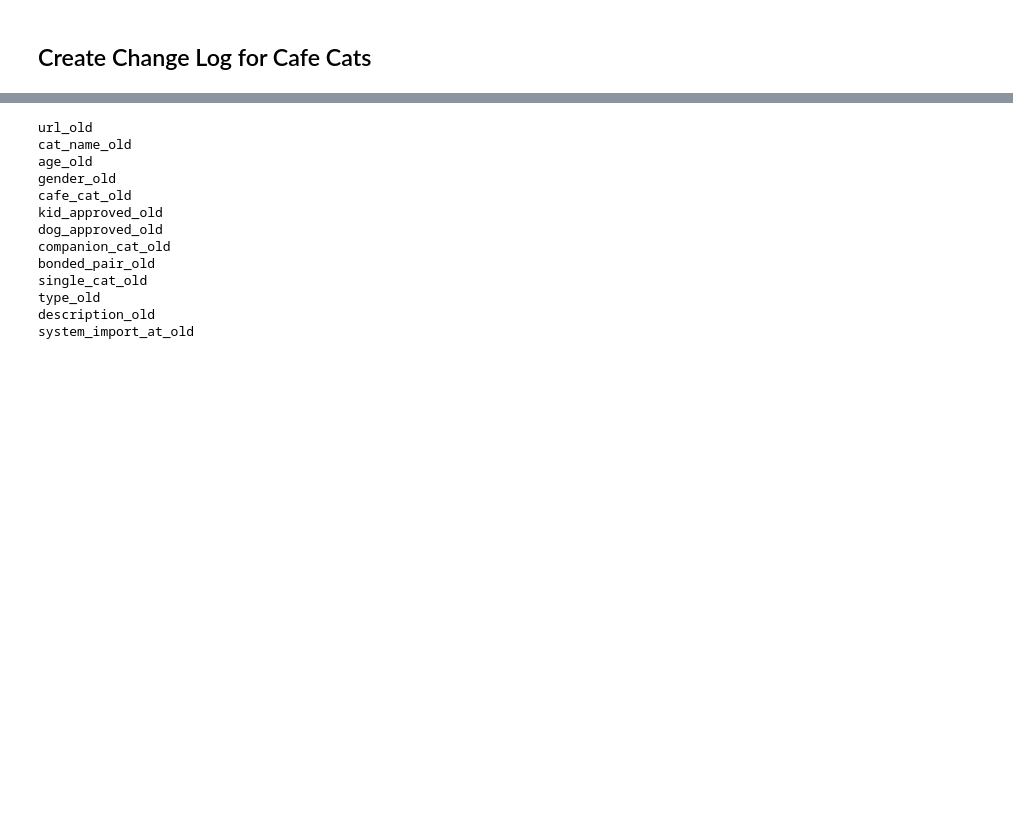
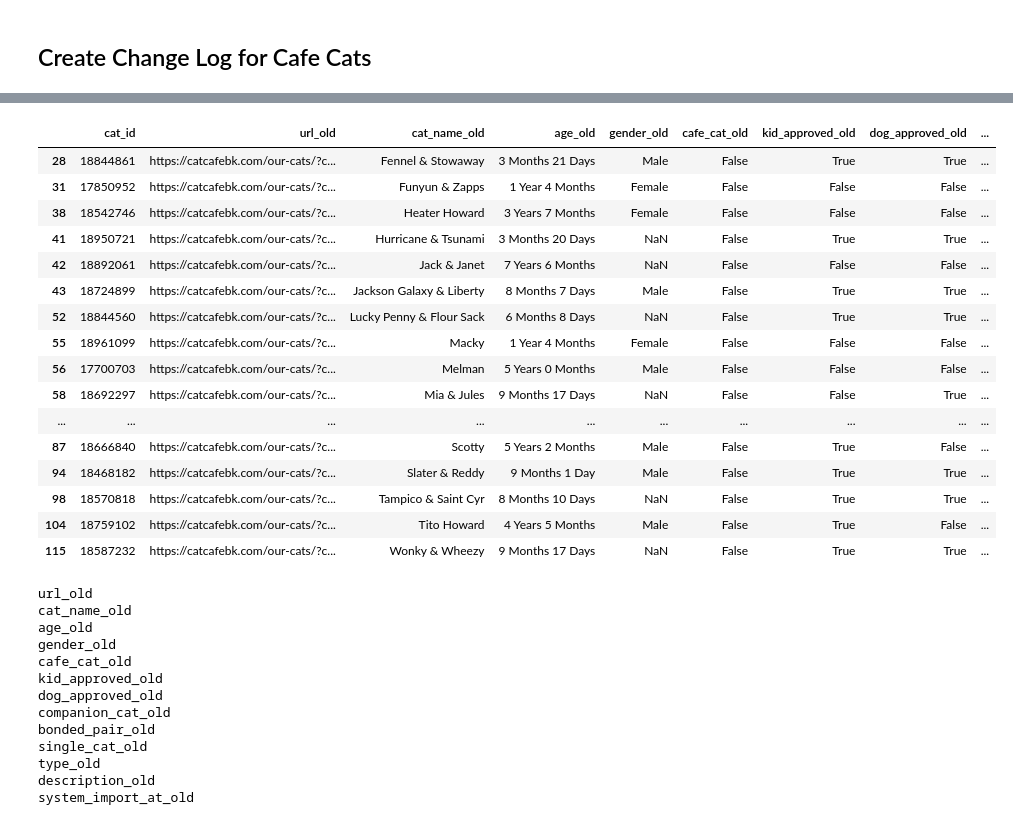
Before and after one commit to mazzotti0/cat-analytics, a Jupyter notebook: notebooks/dev.ipynb, the cells around one changed output, grey strips where cells are left out. Cells and saved outputs as stored; diff of their text form; code cells hidden in the pictures; blank space fills up the shorter version.

```diff
--- a/notebooks/dev.ipynb
+++ b/notebooks/dev.ipynb
@@ -284,3 +297,13 @@ Getting individual cat info (descriptions, type)...
 # %%
-last_cat_df = cat_history_df[cat_history_df['system_import_at'] == '2023-01-22 19:13:48+00:00']
-this_cat_df = cat_df.copy()
+# last_cat_df = cat_history_df[cat_history_df['system_import_at'] == '2023-01-22 19:13:48+00:00']
+# this_cat_df = cat_history_df[cat_history_df['system_import_at'] == '2023-02-27 22:49:46+00:00']
+
+this_cat_df.to_csv('../src/data/latest_cafe_cats.csv', index=False)
+# %%
+
+last_cat_df = this_cat_df.copy()
+url = 'https://catcafebk.com/our-cats/?'
+jobtime = datetime.fromtimestamp(int(time.time()), tz=pytz.utc)
+
+this_cat_df = get_latest_snapshot(url, jobtime)
+print('...retrieved latest cat data')
@@ -287,5 +330,6 @@ this_cat_df = cat_df.copy()
 # %%
 this_cat_df['cat_id'] = this_cat_df['cat_id'].astype(int)
 # %%
-change_df = compare_snapshots(last_cat_df, this_cat_df)
+change_df = compare_snapshots(last_cat_df, this_cat_df, join_key='cat_id', exclude_cols=['system_import_at'])
+# change_df.to_csv('../output/cafe_change_log.csv')
 # %%
@@ -308,3 +545,23 @@ Index(['cat_id', 'url_old', 'cat_name_old', 'age_old', 'gender_old',
+# %%
+change_df[change_df['change_type'] == 'row_modified']
+# %% [output]
+|  | cat_id | url_old | cat_name_old | age_old | gender_old | cafe_cat_old | kid_approved_old | dog_approved_old | ... |
+| 28 | 18844861 | https://catcafebk.com/our-cats/?c... | Fennel & Stowaway | 3 Months 21 Days | Male | False | True | True | ... |
+| 31 | 17850952 | https://catcafebk.com/our-cats/?c... | Funyun & Zapps | 1 Year 4 Months | Female | False | False | False | ... |
+| 38 | 18542746 | https://catcafebk.com/our-cats/?c... | Heater Howard | 3 Years 7 Months | Female | False | False | False | ... |
+| 41 | 18950721 | https://catcafebk.com/our-cats/?c... | Hurricane & Tsunami | 3 Months 20 Days | NaN | False | True | True | ... |
+| 42 | 18892061 | https://catcafebk.com/our-cats/?c... | Jack & Janet | 7 Years 6 Months | NaN | False | False | False | ... |
+| 43 | 18724899 | https://catcafebk.com/our-cats/?c... | Jackson Galaxy & Liberty | 8 Months 7 Days | Male | False | True | True | ... |
+| 52 | 18844560 | https://catcafebk.com/our-cats/?c... | Lucky Penny & Flour Sack | 6 Months 8 Days | NaN | False | True | True | ... |
+| 55 | 18961099 | https://catcafebk.com/our-cats/?c... | Macky | 1 Year 4 Months | Female | False | False | False | ... |
+| 56 | 17700703 | https://catcafebk.com/our-cats/?c... | Melman | 5 Years 0 Months | Male | False | False | False | ... |
+| 58 | 18692297 | https://catcafebk.com/our-cats/?c... | Mia & Jules | 9 Months 17 Days | NaN | False | False | True | ... |
+| ... | ... | ... | ... | ... | ... | ... | ... | ... | ... |
+| 87 | 18666840 | https://catcafebk.com/our-cats/?c... | Scotty | 5 Years 2 Months | Male | False | True | False | ... |
+| 94 | 18468182 | https://catcafebk.com/our-cats/?c... | Slater & Reddy | 9 Months 1 Day | Male | False | True | True | ... |
+| 98 | 18570818 | https://catcafebk.com/our-cats/?c... | Tampico & Saint Cyr | 8 Months 10 Days | NaN | False | True | True | ... |
+| 104 | 18759102 | https://catcafebk.com/our-cats/?c... | Tito Howard | 4 Years 5 Months | Male | False | True | False | ... |
+| 115 | 18587232 | https://catcafebk.com/our-cats/?c... | Wonky & Wheezy | 9 Months 17 Days | NaN | False | True | True | ... |
 # %%
 for col in [col for col in change_df.columns if '_old' in col]:
 # %% [output]
```
Also changed, not shown: parts of 39 cells of this notebook, 9 other files.
